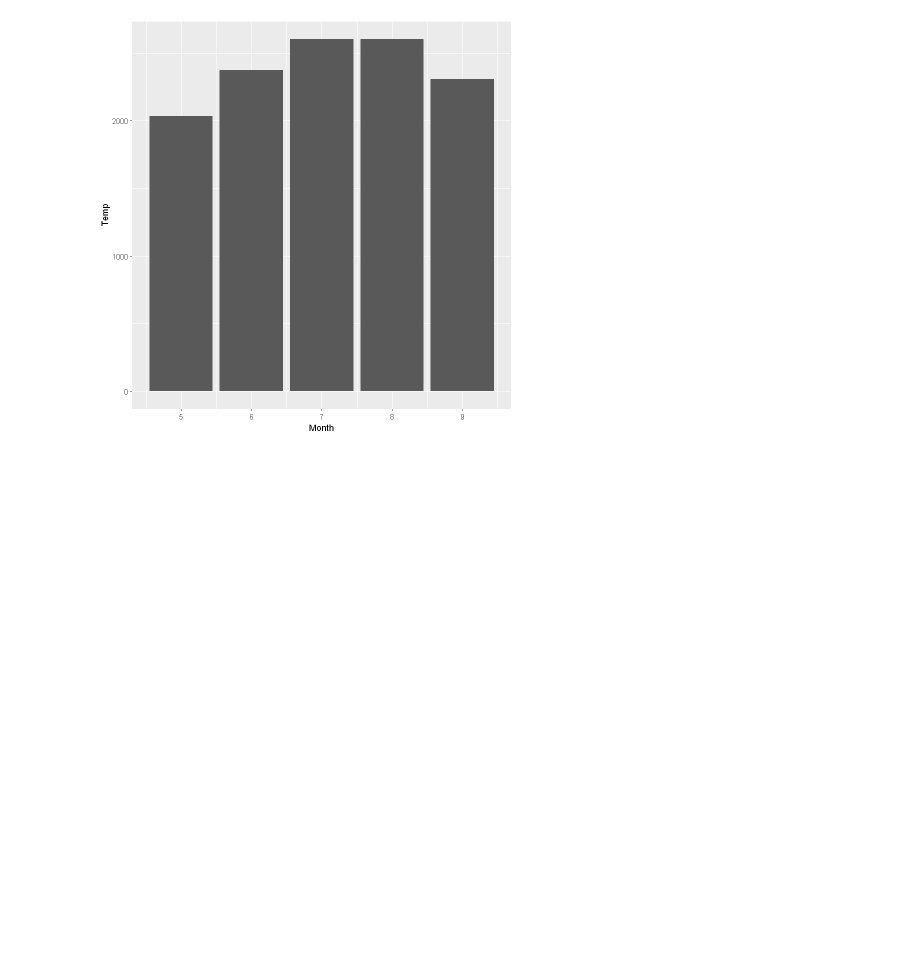
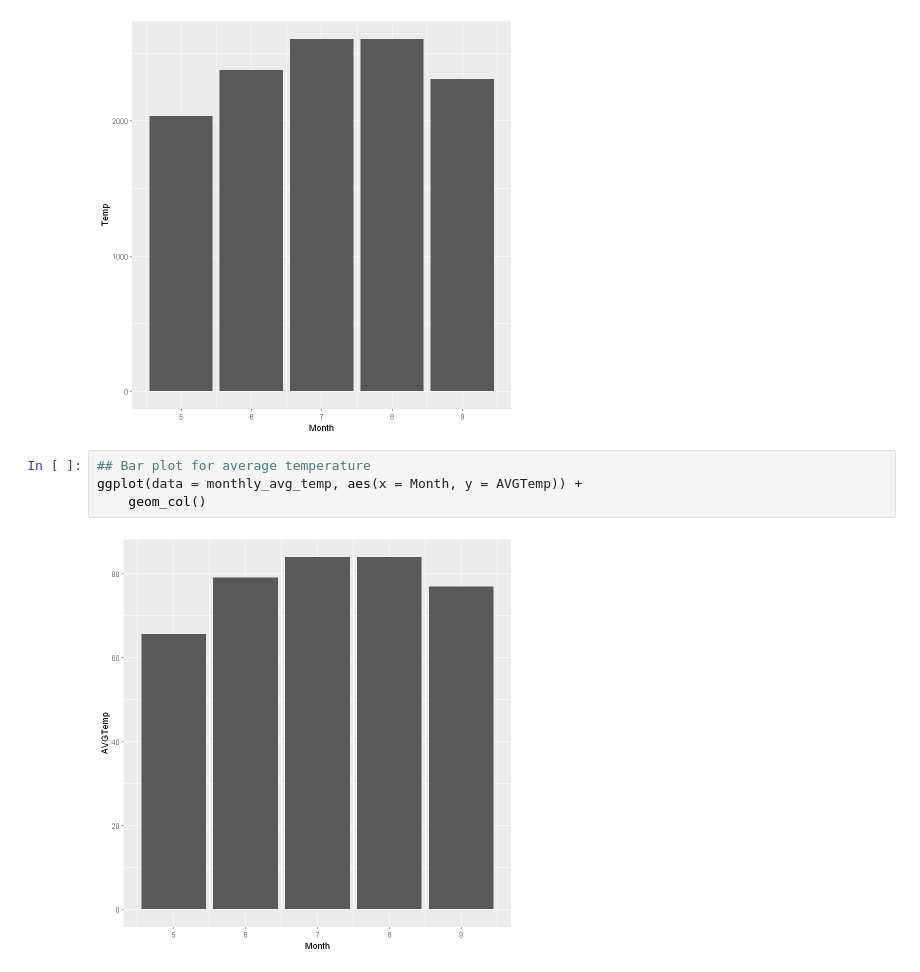
Before and after one commit to svarong-port/code-for-articles, a Jupyter notebook: article_data_viz_in_r.ipynb, the cells around one changed output. Drawn from its saved outputs; the diff is of its cells as text; blank space fills up the shorter version.

```diff
--- a/article_data_viz_in_r.ipynb
+++ b/article_data_viz_in_r.ipynb
@@ -95,3 +112,9 @@ ggplot(data = airquality, aes(x = Month, y = Temp)) +
   geom_col()
 # %% [output]
 [figure]
+# %%
+## Bar plot for average temperature
+ggplot(data = monthly_avg_temp, aes(x = Month, y = AVGTemp)) +
+    geom_col()
+# %% [output]
+[figure, added]
```
Also changed, not shown: parts of 2 cells of this notebook.
